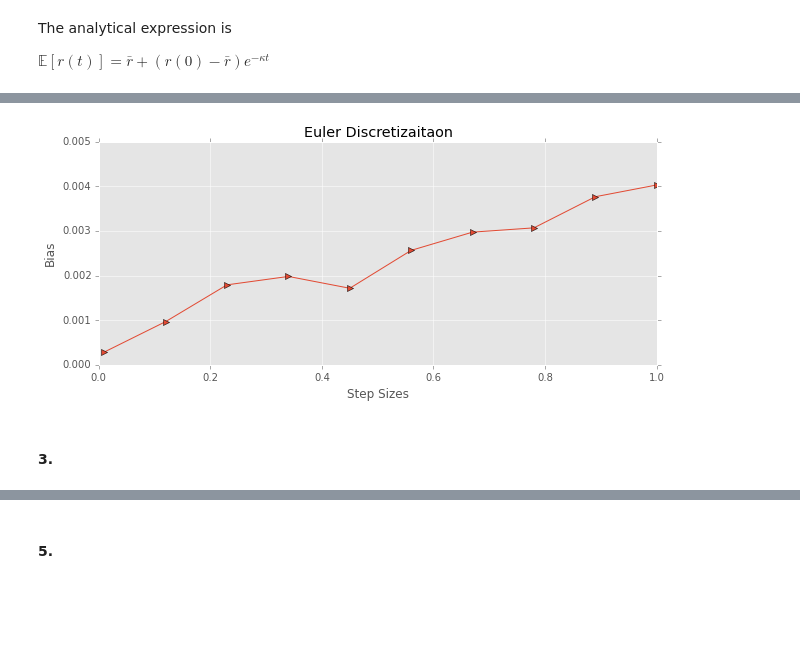
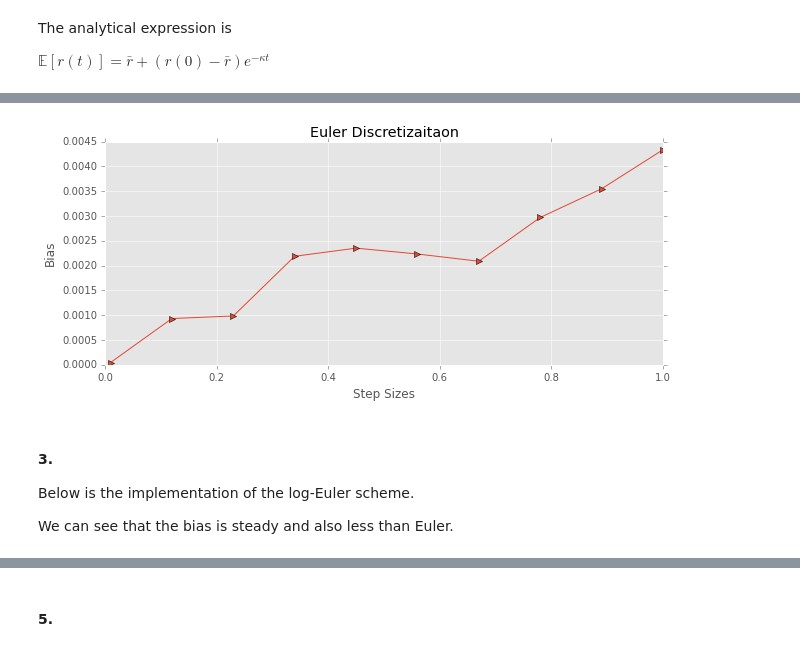
Before and after one commit to AndSoOn/Advaced_Python_In_Finance, a Jupyter notebook: lecture_8/Homework6_tmp.ipynb, the cells around one changed output, grey strips where cells are left out. Cells and saved outputs as stored; diff of their text form; code cells hidden in the pictures; blank space fills up the shorter version.

```diff
--- a/lecture_8/Homework6_tmp.ipynb
+++ b/lecture_8/Homework6_tmp.ipynb
@@ -153,7 +157,7 @@ def diffusion1(x):
     return vol*np.sqrt(x)
 
 def Euler(t, n, delta, r0, es):
-    N = np.floor(t/delta)
+    N = int(np.floor(t/delta))
     M = np.zeros((n, N))
     M[:,0] = r0
     for i in xrange(1, int(N)):
@@ -165,7 +169,7 @@ def Euler(t, n, delta, r0, es):
         M[:,i] = a
     return M
 # %%
-k, r_bar, vol, r0 = 0.01, 0.03, 0.05, 0.01
+k, r_bar, vol, r0 = 0.1, 0.03, 0.05, 0.01
 step_sizes = np.linspace(1e-2, 1, 10)
 t = 10.
 n = 5000
@@ -173,22 +177,25 @@ real = r_bar + (r0 - r_bar)*np.exp(-k*t)
 bias1 = np.ones(len(step_sizes))
 for i in xrange(len(step_sizes)):
     delta = step_sizes[i]
-    es = normal(size=(n, np.floor(t/delta)))
+    es = normal(size=(n, int(np.floor(t/delta))))
     ms = Euler(t, n, delta, r0, es)
     bias1[i] = np.abs(real - np.mean(ms[:, -1]))
 # %%
 plt.figure(1, figsize=(10,4))
 plt.plot(step_sizes, bias1, '->')
 plt.title("Euler Discretizaitaon")
 plt.ylabel("Bias")
-plt.ylim([0, 0.005])
+#plt.ylim([0, 0.005])
 plt.xlabel("Step Sizes")
 plt.grid(True)
 plt.show()
 # %% [output]
-[figure, old version]
+[figure, new version]
-# %% [markdown]
-#### 3.
+# %% [markdown]
+#### 3.
+Below is the implementation of the log-Euler scheme.
+
+We can see that the bias is steady and also less than Euler.
 # %%
 def drift2(x):
     return (k*(r_bar - x) - 0.5*vol**2)/x
```
Also changed, not shown: parts of 24 cells of this notebook.
